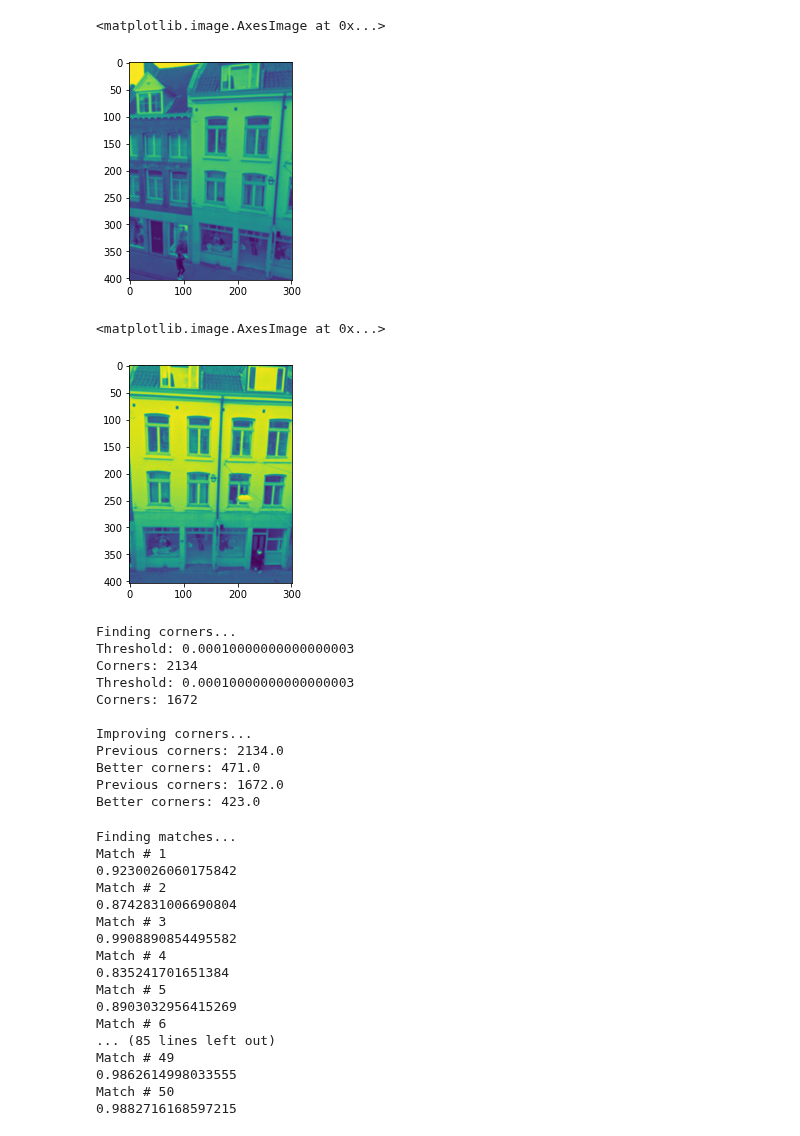
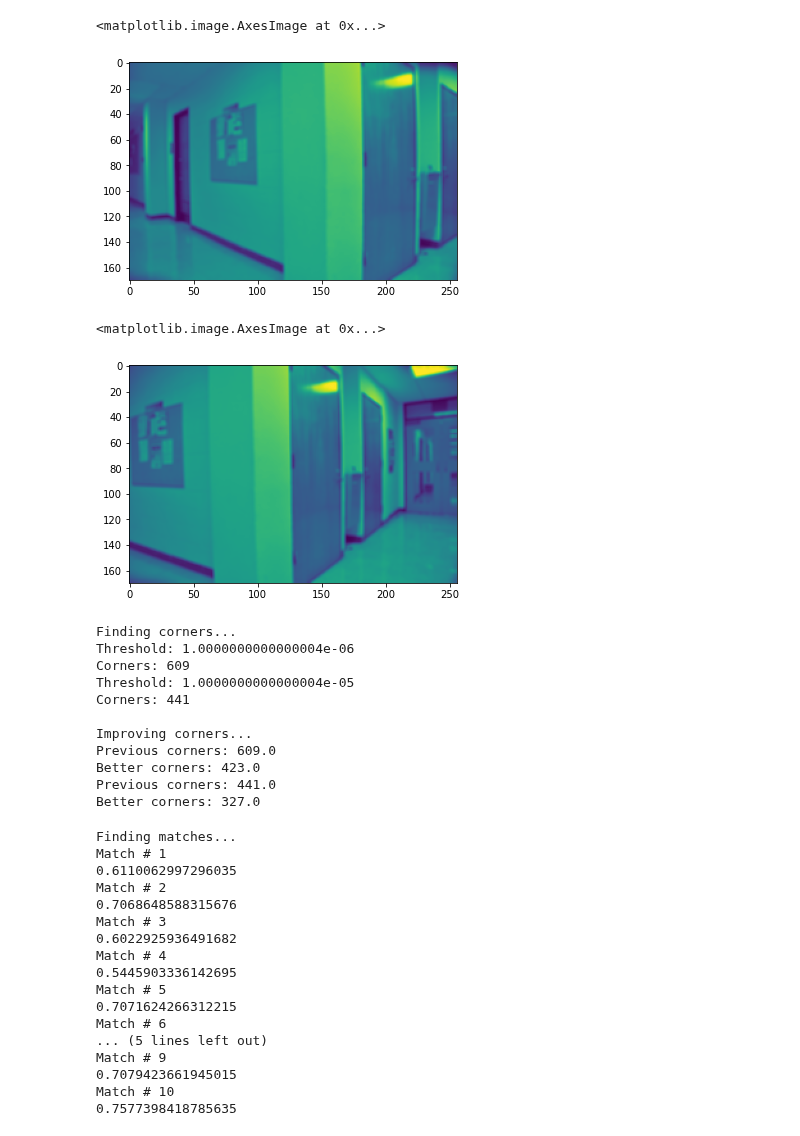
Before and after one commit to Tsmorz/computer-vision, a Jupyter notebook: Project 2/Harris Corner Matching.ipynb, the cells around one changed output. Drawn from its saved outputs; the diff is of its cells as text; code cells hidden in the pictures.

Commit message:
added images

```diff
--- a/Project 2/Harris Corner Matching.ipynb
+++ b/Project 2/Harris Corner Matching.ipynb
@@ -203,28 +207,28 @@ def findMatches(corners1,corners2,width,num_matches):
 
     return matches
 # %%
-reduce = 10
+reduce = 2
 blur = 3
 
 # Load image1
-file = 'street1.jpg'
+file = 'DanaHallWay1/DSC_0281.JPG'
 image = Image.open(file)
 
 # Reduce resolution
 image = reduceRes(image,reduce)
 
 # Convert to grayscale
 gray = rgb2gray(image)
 
 # Smooth image
 im1 = boxFilter(gray,blur)
 plt.imshow(im1)
 # %% [output]
 <matplotlib.image.AxesImage at 0x...>
-[figure, old version]
+[figure, new version]
 # %%
 # Load image2
-file = 'street2.jpg'
+file = 'DanaHallWay1/DSC_0282.JPG'
 image = Image.open(file)
 
 # Reduce resolution
@@ -238,7 +242,7 @@ im2 = boxFilter(gray,blur)
 plt.imshow(im2)
 # %% [output]
 <matplotlib.image.AxesImage at 0x...>
-[figure, old version]
+[figure, new version]
 # %%
 # Find sparse corners
 print('Finding corners...')
@@ -250,44 +254,44 @@ print()
 # Improve corners
 print('Improving corners...')
 width = 7
-num_corners = 4
+num_corners = 2
 better_corners1 = neighboringCorner(corners1,width,num_corners)
 better_corners2 = neighboringCorner(corners2,width,num_corners)
 # %% [output]
 Finding corners...
-Threshold: 0.00010000000000000003
-Corners: 2134
-Threshold: 0.00010000000000000003
-Corners: 1672
+Threshold: 1.0000000000000004e-06
+Corners: 609
+Threshold: 1.0000000000000004e-05
+Corners: 441
 
 Improving corners...
-Previous corners: 2134.0
-Better corners: 471.0
-Previous corners: 1672.0
+Previous corners: 609.0
 Better corners: 423.0
+Previous corners: 441.0
+Better corners: 327.0
 # %%
 # Find matches
 print('Finding matches...')
-num_matches = 50
+num_matches = 10
 matches = findMatches(better_corners1,better_corners2,width,num_matches)
 # %% [output]
 Finding matches...
 Match # 1
-0.9230026060175842
+0.6110062997296035
 Match # 2
-0.8742831006690804
+0.7068648588315676
 Match # 3
-0.9908890854495582
+0.6022925936491682
 Match # 4
-0.835241701651384
+0.5445903336142695
 Match # 5
-0.8903032956415269
+0.7071624266312215
 Match # 6
-... (85 lines left out)
-Match # 49
-0.9862614998033555
-Match # 50
-0.9882716168597215
+... (5 lines left out)
+Match # 9
+0.7079423661945015
+Match # 10
+0.7577398418785635
 # %%
 def drawLines(image1,image2,matches):
 
```
Also changed, not shown: parts of 2 cells of this notebook, 16 other files.
